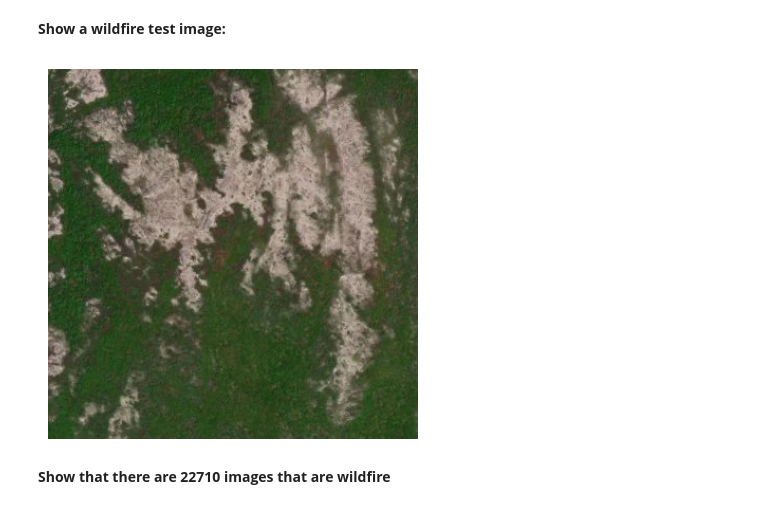
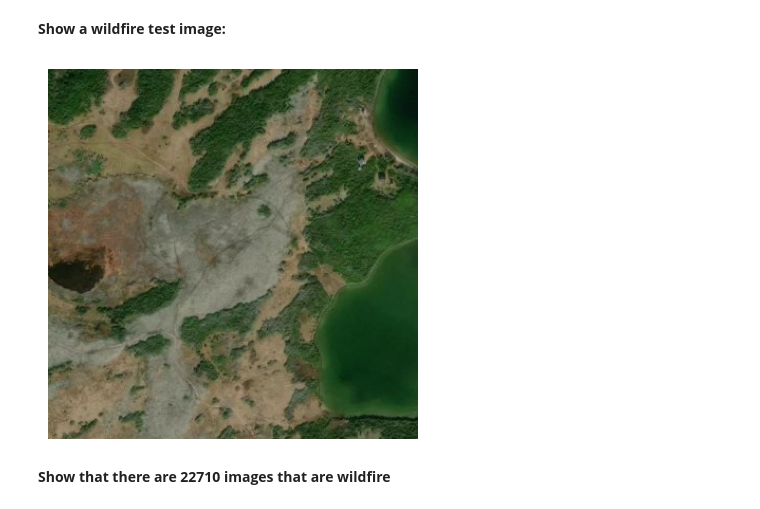
Before and after one commit to isaactabor21/ds6050-final-project, a Jupyter notebook: wildfires.ipynb, the cells around one changed output. Cells and saved outputs as stored; diff of their text form; code cells hidden in the pictures.

```diff
--- a/wildfires.ipynb
+++ b/wildfires.ipynb
@@ -98,16 +101,16 @@ plt.show()
 # %%
 # Show a no wildfire test image:
 
 # Pick one image path from your folder
-img_path = 'test/wildfire/-59.03238,51.85132.jpg'
+img_path = 'train/wildfire/-57.11902,51.47242.jpg'
 
 # Load and show
 img = mpimg.imread(img_path)
 plt.imshow(img)
 plt.axis('off') # This hides the x and y axis numbers
 plt.show()
 # %% [output]
-[figure, old version]
+[figure, new version]
 # %% [markdown]
 **Show that there are 22710 images that are wildfire**
 # %%
```
Also changed, not shown: parts of 7 cells of this notebook.
